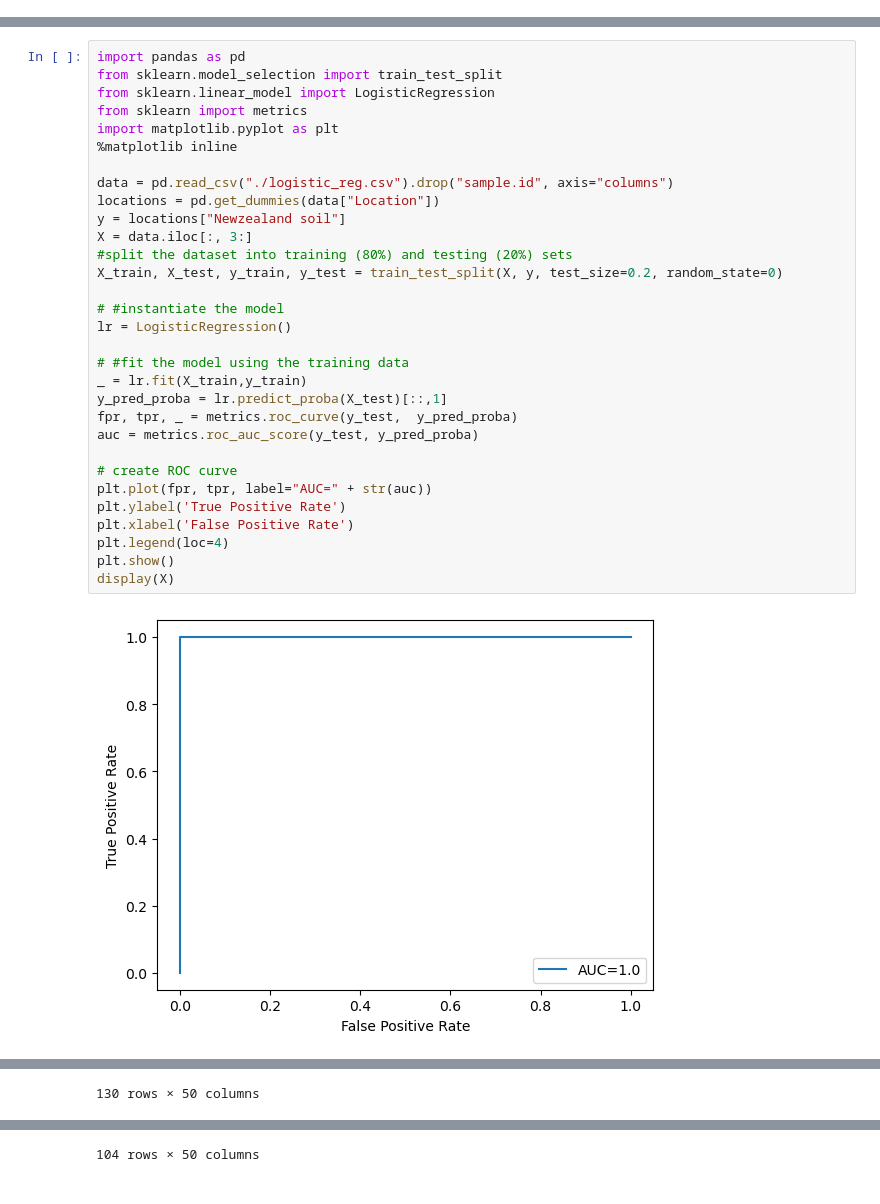
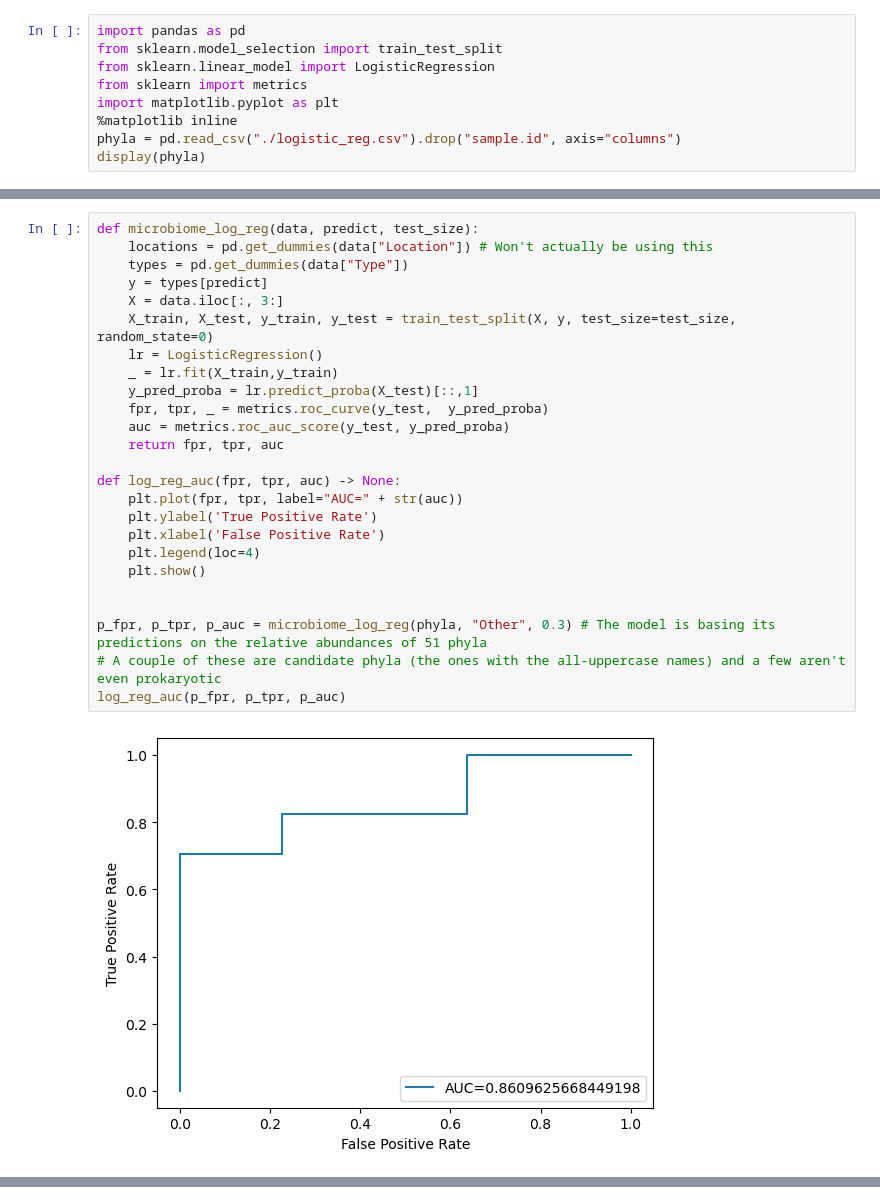
Before and after one commit to SJ-31/Cryosphere-ICCS261, a Jupyter notebook: logistic_reg.ipynb, the cells around one changed output, grey strips where cells are left out. Saved outputs shown, nothing was run; the diff lists cells and outputs as text.

Commit message:
get taxonomy plot

````diff
--- a/logistic_reg.ipynb
+++ b/logistic_reg.ipynb
@@ -45,3 +56,12 @@ to_log <- orders %>%
     as_tibble()
 write.csv(to_log, "logistic_reg.csv", row.names = FALSE)
 ```
+# %%
+import pandas as pd
+from sklearn.model_selection import train_test_split
+from sklearn.linear_model import LogisticRegression
+from sklearn import metrics
+import matplotlib.pyplot as plt
+%matplotlib inline
+phyla = pd.read_csv("./logistic_reg.csv").drop("sample.id", axis="columns")
+display(phyla)
@@ -48,33 +82,27 @@ write.csv(to_log, "logistic_reg.csv", row.names = FALSE)
 # %%
-import pandas as pd
-from sklearn.model_selection import train_test_split
-from sklearn.linear_model import LogisticRegression
-from sklearn import metrics
-import matplotlib.pyplot as plt
-%matplotlib inline
+def microbiome_log_reg(data, predict, test_size):
+    locations = pd.get_dummies(data["Location"]) # Won't actually be using this
+    types = pd.get_dummies(data["Type"])
+    y = types[predict]
+    X = data.iloc[:, 3:]
+    X_train, X_test, y_train, y_test = train_test_split(X, y, test_size=test_size, random_state=0)
+    lr = LogisticRegression()
+    _ = lr.fit(X_train,y_train)
+    y_pred_proba = lr.predict_proba(X_test)[::,1]
+    fpr, tpr, _ = metrics.roc_curve(y_test,  y_pred_proba)
+    auc = metrics.roc_auc_score(y_test, y_pred_proba)
+    return fpr, tpr, auc
 
-data = pd.read_csv("./logistic_reg.csv").drop("sample.id", axis="columns")
-locations = pd.get_dummies(data["Location"])
-y = locations["Newzealand soil"]
-X = data.iloc[:, 3:]
-#split the dataset into training (80%) and testing (20%) sets
-X_train, X_test, y_train, y_test = train_test_split(X, y, test_size=0.2, random_state=0)
+def log_reg_auc(fpr, tpr, auc) -> None:
+    plt.plot(fpr, tpr, label="AUC=" + str(auc))
+    plt.ylabel('True Positive Rate')
+    plt.xlabel('False Positive Rate')
+    plt.legend(loc=4)
+    plt.show()
 
-# #instantiate the model
-lr = LogisticRegression()
 
-# #fit the model using the training data
-_ = lr.fit(X_train,y_train)
-y_pred_proba = lr.predict_proba(X_test)[::,1]
-fpr, tpr, _ = metrics.roc_curve(y_test,  y_pred_proba)
-auc = metrics.roc_auc_score(y_test, y_pred_proba)
-
-# create ROC curve
-plt.plot(fpr, tpr, label="AUC=" + str(auc))
-plt.ylabel('True Positive Rate')
-plt.xlabel('False Positive Rate')
-plt.legend(loc=4)
-plt.show()
-display(X)
+p_fpr, p_tpr, p_auc = microbiome_log_reg(phyla, "Other", 0.3) # The model is basing its predictions on the relative abundances of 51 phyla
+# A couple of these are candidate phyla (the ones with the all-uppercase names) and a few aren't even prokaryotic
+log_reg_auc(p_fpr, p_tpr, p_auc)
 # %% [output]
-[figure, old version]
+[figure, new version]
@@ -93 +108,0 @@ display(X)
-130 rows × 50 columns
@@ -106 +108,0 @@ display(X)
-104 rows × 50 columns
````
Also changed, not shown: parts of 9 cells of this notebook, 2 other files.
